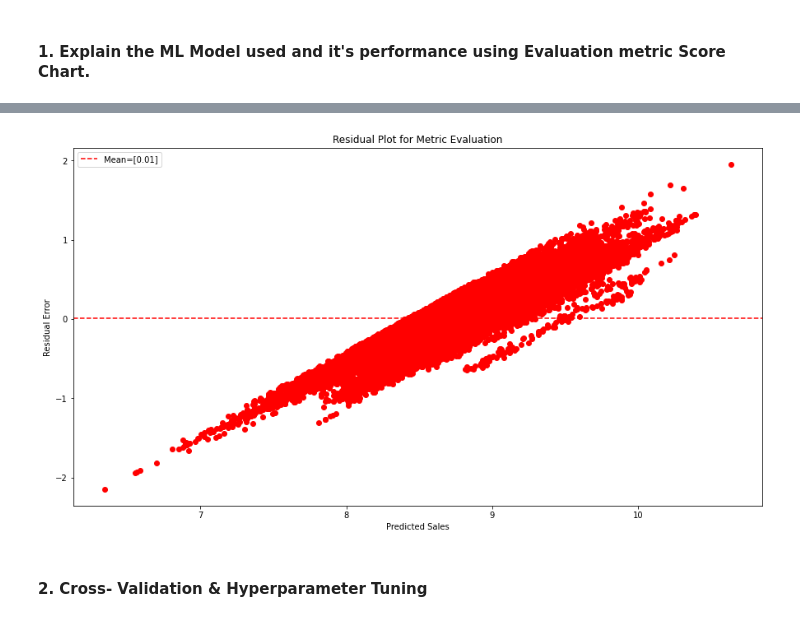
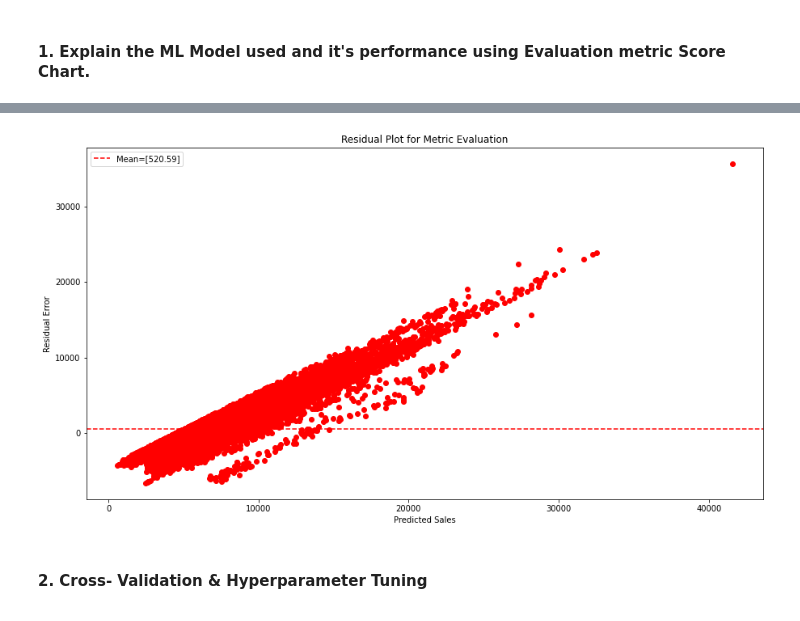
Before and after one commit to makdatascience/Retail_Sales_Prediction, a Jupyter notebook: Retail_Sales_Prediction.ipynb, the cells around one changed output, grey strips where cells are left out. Drawn from its saved outputs; the diff is of its cells as text; code cells hidden in the pictures.

```diff
--- a/Retail_Sales_Prediction.ipynb
+++ b/Retail_Sales_Prediction.ipynb
@@ -1934,16 +1951,17 @@ y_test_el_net_pred=pd.DataFrame(y_test_el_net_pred).values
 # %%
-residuals = (y_test - y_test_el_net_pred)
+y_test_el_net_pred=pd.DataFrame(y_test_el_net_pred).values
+residuals =np.exp(y_test) - np.exp(y_test_el_net_pred)
 res_mean=residuals.mean().values.round(2)
 plt.figure(figsize=(15,8))
-plt.scatter(y_test, residuals, c="red")
+plt.scatter(np.exp(y_test), residuals, c="red")
 plt.title("Residual Plot for Metric Evaluation")
 plt.xlabel('Predicted Sales')
 plt.ylabel('Residual Error')
 
 plt.axhline(y=res_mean, color='red', linestyle='--', label=f"Mean={res_mean}")
 plt.legend();
 # %% [output]
-[figure, old version]
+[figure, new version]
 # %% [markdown]
 #### 2. Cross- Validation & Hyperparameter Tuning
 # %%
```
Also changed, not shown: parts of 12 cells of this notebook.
